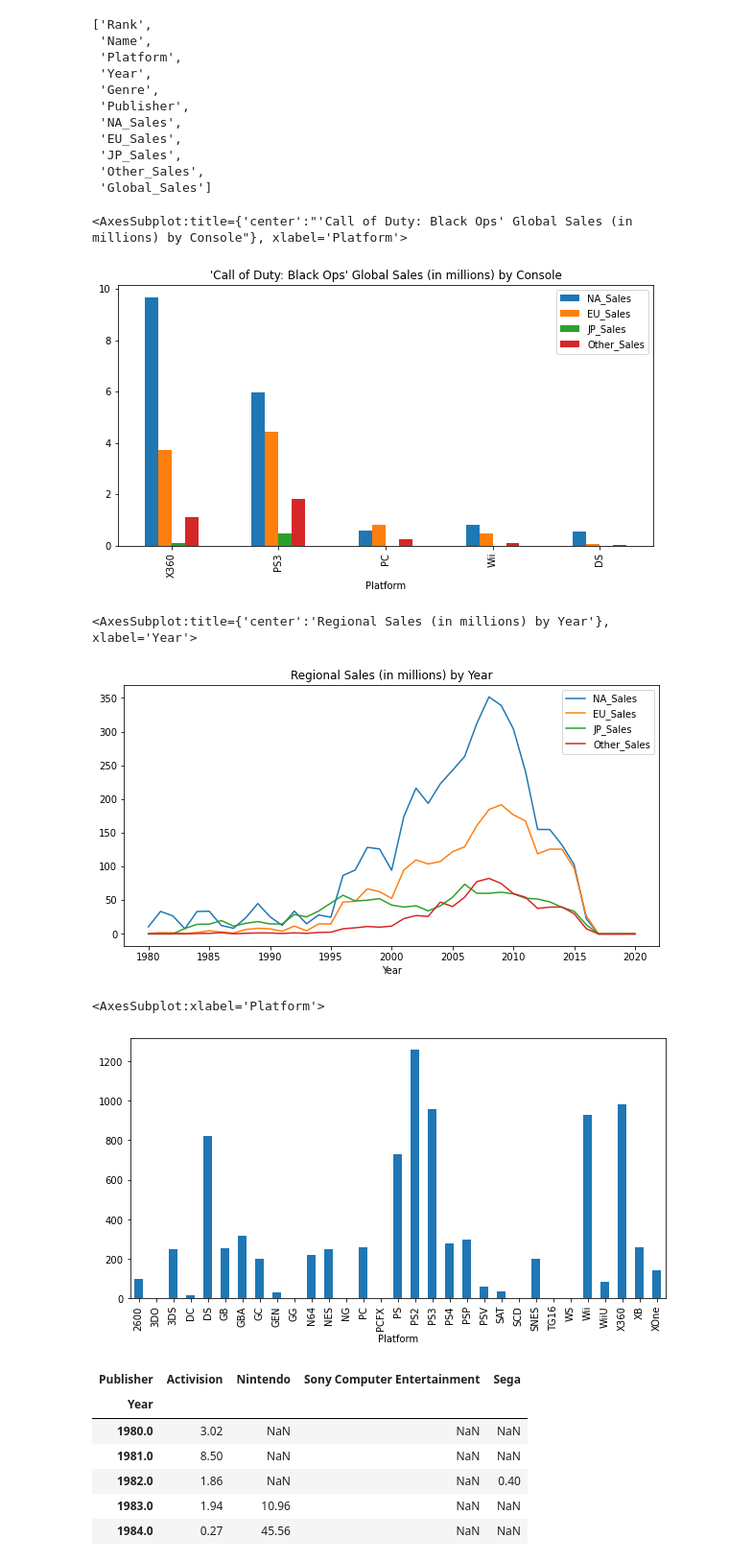
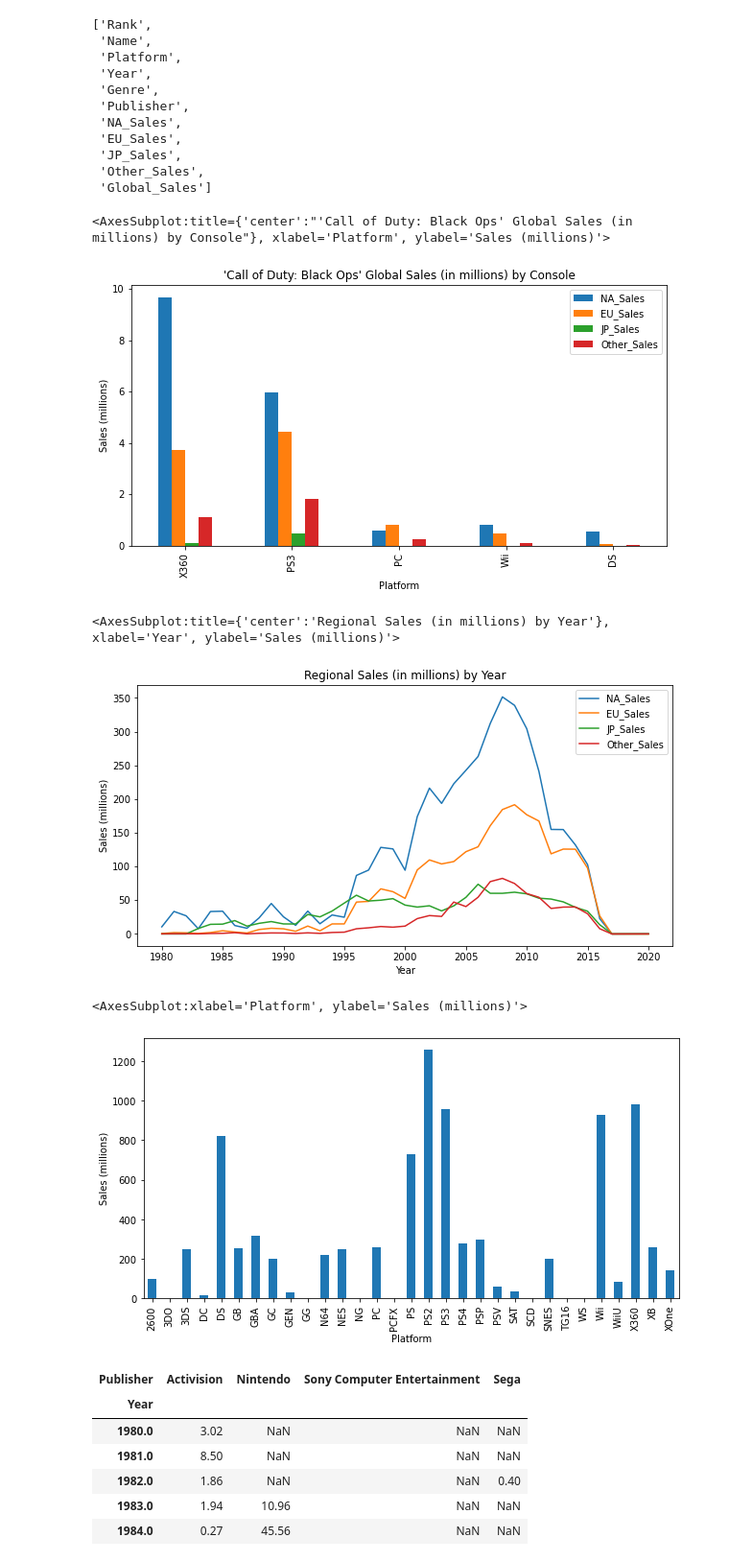
Before and after one commit to noahwalden/cs103a-cpa01, a Jupyter notebook: cpa01.ipynb, the cells around one changed output. Shown at 96% size. Drawn from its saved outputs; the diff is of its cells as text; code cells hidden in the pictures.

```diff
--- a/cpa01.ipynb
+++ b/cpa01.ipynb
@@ -81,24 +81,24 @@ list(sales_df.columns)
  'Global_Sales']
 # %%
 title = "'Call of Duty: Black Ops' Global Sales (in millions) by Console"
-sales_df[sales_df["Name"] == "Call of Duty: Black Ops"].plot(kind="bar", x="Platform", y=["NA_Sales", "EU_Sales", "JP_Sales", "Other_Sales"], title=title, figsize=(10,5))
+sales_df[sales_df["Name"] == "Call of Duty: Black Ops"].plot(kind="bar", x="Platform", ylabel="Sales (millions)", y=["NA_Sales", "EU_Sales", "JP_Sales", "Other_Sales"], title=title, figsize=(10,5))
 # %% [output]
-<AxesSubplot:title={'center':"'Call of Duty: Black Ops' Global Sales (in millions) by Console"}, xlabel='Platform'>
+<AxesSubplot:title={'center':"'Call of Duty: Black Ops' Global Sales (in millions) by Console"}, xlabel='Platform', ylabel='Sales (millions)'>
-[figure, old version]
+[figure, new version]
 # %%
 df4 = sales_df.groupby(['Year'])[["NA_Sales", "EU_Sales", "JP_Sales", "Other_Sales"]].agg(sum)
 title = "Regional Sales (in millions) by Year"
-df4.plot(title=title, figsize=(10,5))
+df4.plot(title=title, ylabel="Sales (millions)", figsize=(10,5))
 # %% [output]
-<AxesSubplot:title={'center':'Regional Sales (in millions) by Year'}, xlabel='Year'>
+<AxesSubplot:title={'center':'Regional Sales (in millions) by Year'}, xlabel='Year', ylabel='Sales (millions)'>
-[figure, old version]
+[figure, new version]
 # %%
 title = "Total Global Sales (in millions) For All Consoles"
 df5 = sales_df.groupby(['Platform']).Global_Sales.agg(sum)
-df5.plot(kind="bar", figsize=(10,5))
+df5.plot(kind="bar", figsize=(10,5), ylabel="Sales (millions)")
 # %% [output]
-<AxesSubplot:xlabel='Platform'>
+<AxesSubplot:xlabel='Platform', ylabel='Sales (millions)'>
-[figure, old version]
+[figure, new version]
 # %%
 pt = pd.pivot_table(sales_df, aggfunc=sum, index="Year", columns="Publisher", values="Global_Sales")[["Activision", "Nintendo", "Sony Computer Entertainment", "Sega"]]
 pt
```
Also changed, not shown: parts of 1 cell of this notebook.
